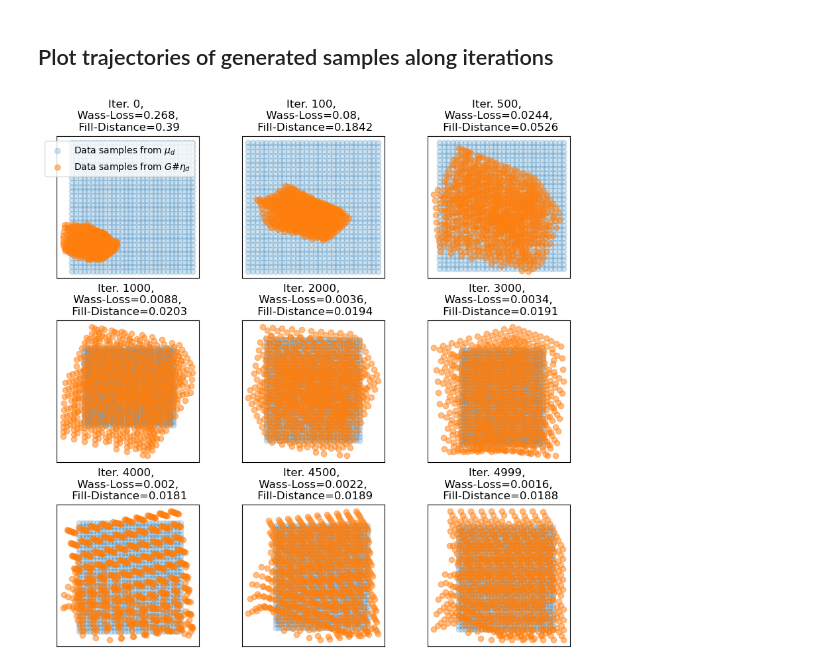
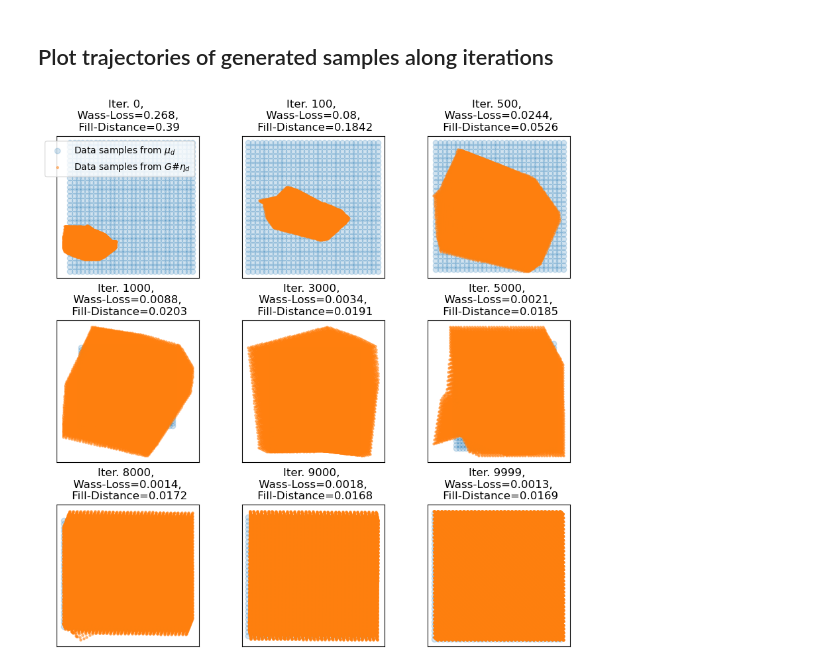
Before and after one commit to hong-niu/dgm24, a Jupyter notebook: simulations/Sim1-Square-FINAL-m=d+1_unif-Apdx.ipynb, the cells around one changed output. Drawn from its saved outputs; the diff is of its cells as text; code cells hidden in the pictures.

```diff
--- a/simulations/Sim1-Square-FINAL-m=d+1_unif-Apdx.ipynb
+++ b/simulations/Sim1-Square-FINAL-m=d+1_unif-Apdx.ipynb
@@ -159,15 +159,14 @@ optimizer = torch.optim.RMSprop(G.parameters(), lr=0.00019, eps=1e-6)
 # optimizer = torch.optim.RMSprop(G.parameters(), lr=0.00019, eps=1e-5, weight_decay=1e-15)
 
 # number of iteration and size of the batches
-n_iter = 5000
+n_iter = 10000
 size_batch = 30 # need to square this to facilitate cartesian product in get_data()
 
 # generate static samples to see their trajectory along training
-n_visu = size_batch**2
+# n_visu = size_batch**2
 
-################################################################################
 # grid input for visualization
-c_size = 10
+c_size = 35
 c1 = torch.arange(1, c_size+1) / (c_size)# .reshape((n_samples, 1)) / (n_samples)
 c2 = torch.arange(1, c_size+1) / (c_size)# .reshape((n_samples, 1)) / (n_samples)
 c3 = torch.arange(1, c_size+1) / (c_size)# .reshape((n_samples, 1)) / (n_samples)
@@ -175,30 +174,7 @@ c = torch.cartesian_prod(c1,c2, c3)
 xnvisu = c
 # xnvisu = torch.rand(size_batch**2, n_features)
 
-
-# Define the total number of points
-num_points = size_batch**2
-
-# Find the closest integer cube root
-points_per_dim = int(round(num_points ** (1/3)))
-
-# Generate linearly spaced points in each dimension
-x = np.linspace(0, 1, points_per_dim)
-y = np.linspace(0, 1, points_per_dim)
-z = np.linspace(0, 1, points_per_dim)
-
-# Create a 3D grid using meshgrid and reshape into a uniform point cloud
-grid_x, grid_y, grid_z = np.meshgrid(x, y, z)
-grid = np.vstack([grid_x.ravel(), grid_y.ravel(), grid_z.ravel()]).T
-
-# Trim the grid randomly to exactly 1000 points (if needed)
-random_indices = np.random.choice(grid.shape[0], num_points, replace=False)
-random_grid = grid[random_indices]
-xnvisu = torch.tensor(random_grid, dtype=torch.float32)
-################################################################################
-
-
-xvisu = torch.zeros(n_iter, size_batch**2, n_dims)
+xvisu = torch.zeros(n_iter, c_size**3, n_dims)
 ab = torch.ones(size_batch**2) / size_batch**2
 losses = []
 fill_losses = []
@@ -282,37 +258,38 @@ Text(0.5, 0, 'Iterations')
 # %%
 torch.manual_seed(seed) # make chunk execution consistent
 
-# ivisu = [0, 50, 100, 500, n_iter-3000, n_iter-2000, n_iter-1000, n_iter-500, n_iter-1]
-ivisu = [0, 100, 500, 1000, 2000, 3000, 4000, 4500, n_iter-1]
+ivisu = [0, 100, 500, 1000, n_iter-7000, n_iter-5000, n_iter-2000, n_iter-1000, n_iter-1]
+# ivisu = [0, 100, 500, 1000, 2000, 3000, 4000, 4500, n_iter-1]
 
 # ivisu = [0, 50, 100, 200, 500, n_iter-300, n_iter-200, n_iter-100, n_iter-1]
-# ivisu = [0, 1000, 2500, 5000, n_iter-5000, n_iter-3000, n_iter-2000, n_iter-1000, n_iter-1]
-
+# ivisu = [0, 1000, 5000, 10000, n_iter-6000, n_iter-4000, n_iter-2000, n_iter-1000, n_iter-1]
+# ivisu = [0, 1000, 2500, 5000, 7000, 7500, 8000, 9000, 11000]
 
 pl.figure(3, (10, 10))
 
 for i in range(9):
 
     pl.subplot(3, 3, i + 1)
 
     # use the distances to map to colors
-    progression = np.linspace(0, 1, n_visu)  # Normalize progression to [0, 1], not used here
+    # progression = np.linspace(0, 1, n_visu)  # Normalize progression to [0, 1], not used here
 
     pl.scatter(xd[:, 0], xd[:, 1], label='Data samples from $\mu_d$', alpha=0.2)
     pl.scatter(xvisu[ivisu[i], :, 0], xvisu[ivisu[i], :, 1],
                label='Data samples from $G\#\eta_d$',
                alpha=.5,
+               s=5
                 #c = progression,
                 #cmap='Oranges'
                 )
 
     pl.xticks(())
     pl.yticks(())
     pl.title(f'Iter. {ivisu[i]}, \n Wass-Loss={round(losses[ivisu[i]], 4)}, \n Fill-Distance={round(fill_losses[ivisu[i]], 4)}')
     if i == 0:
         pl.legend()
 
 # adjust the spacing
 pl.subplots_adjust(left=None, bottom=None, right=None, top=None, wspace=0.3, hspace=0.3)
 # %% [output]
-[figure, old version]
+[figure, new version]
```
Also changed, not shown: parts of 3 cells of this notebook, 3 other files.
